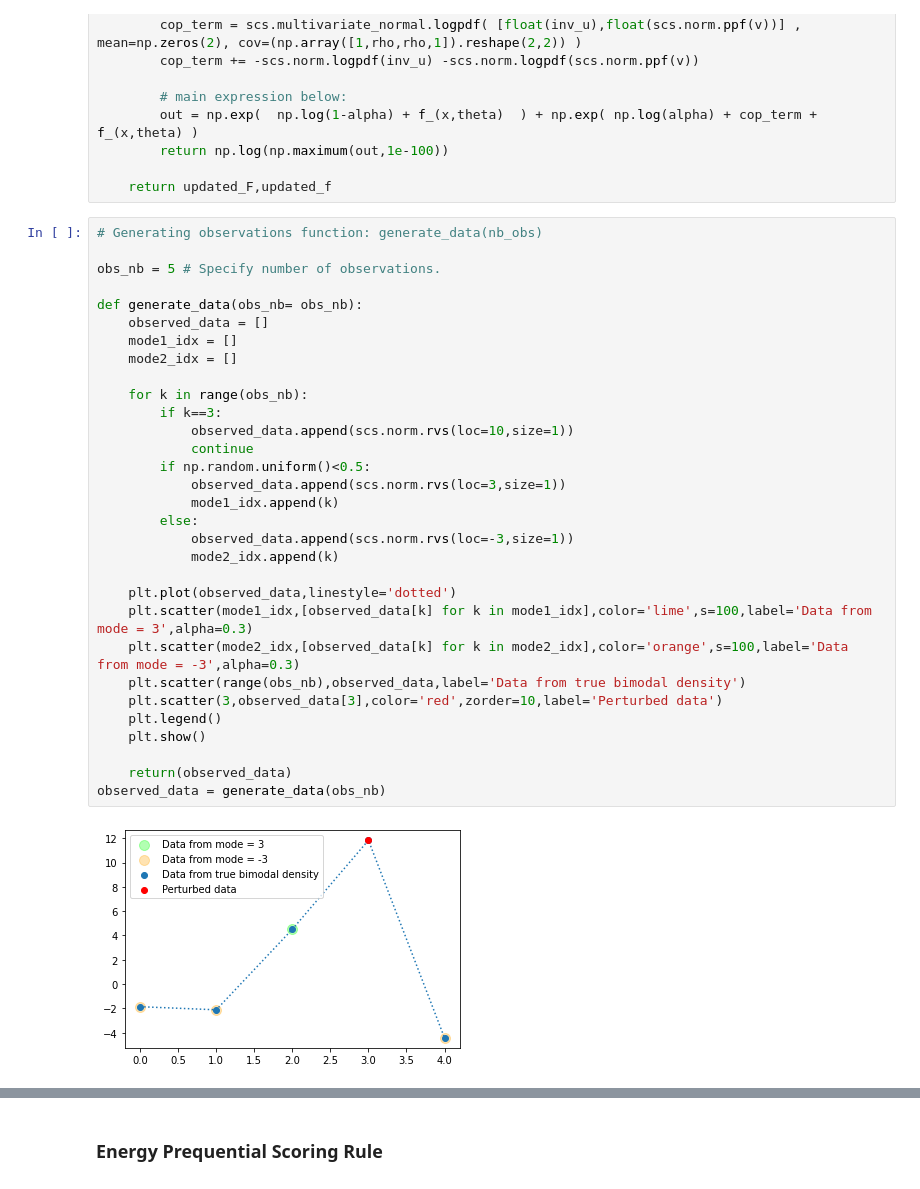
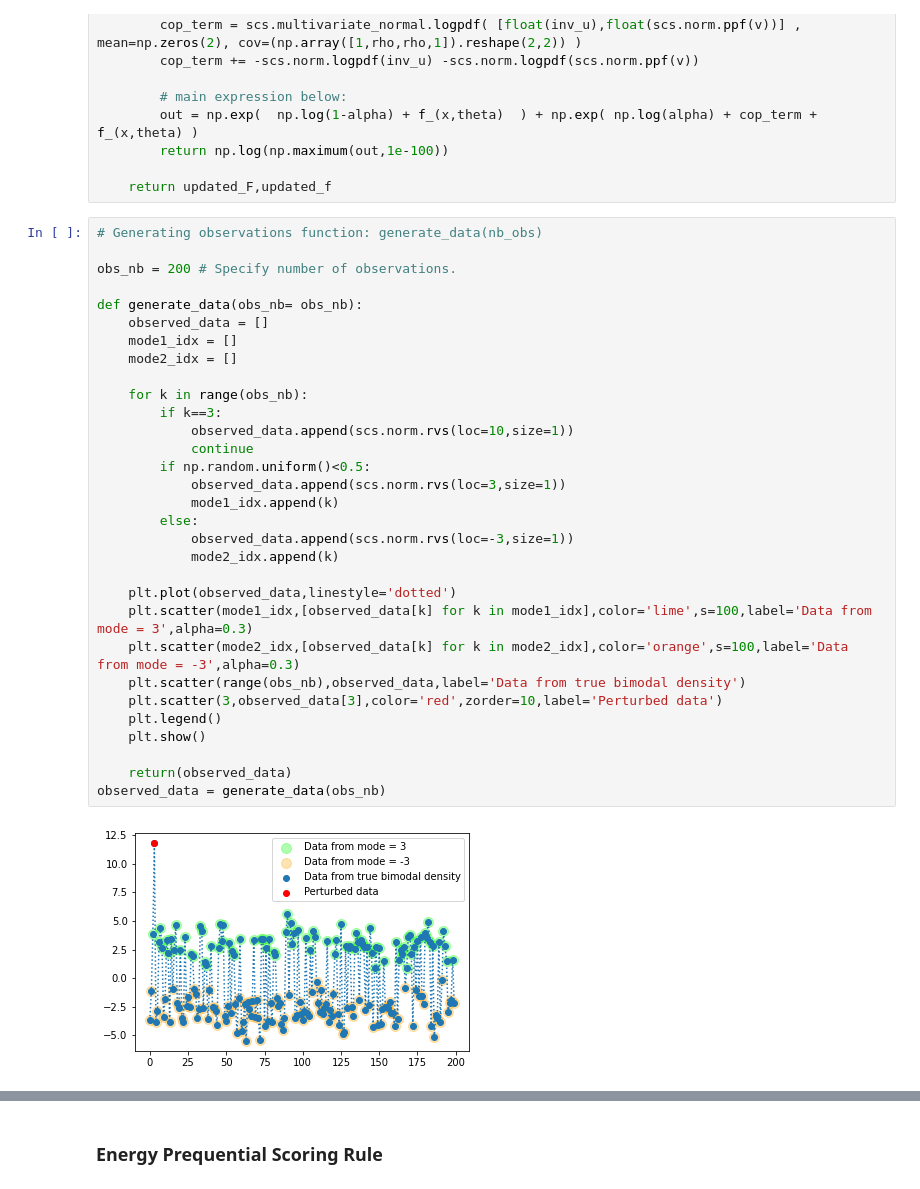
Before and after one commit to Huk-David/RSS-Discussion-paper-Martingale-Posterior-Distributions, a Jupyter notebook: Prequential Copulas - Code/Discussion paper - Notebook.ipynb, the cells around one changed output, grey strips where cells are left out. Saved outputs shown, nothing was run; the diff lists cells and outputs as text.

```diff
--- a/Prequential Copulas - Code/Discussion paper - Notebook.ipynb
+++ b/Prequential Copulas - Code/Discussion paper - Notebook.ipynb
@@ -155,33 +155,33 @@ def update_(F_,f_,alpha,v,rho):
 # %%
 # Generating observations function: generate_data(nb_obs)
 
-obs_nb = 5 # Specify number of observations.
+obs_nb = 200 # Specify number of observations.
 
 def generate_data(obs_nb= obs_nb):
     observed_data = []
     mode1_idx = []
     mode2_idx = []
 
     for k in range(obs_nb):
         if k==3:
             observed_data.append(scs.norm.rvs(loc=10,size=1))
             continue
         if np.random.uniform()<0.5:
             observed_data.append(scs.norm.rvs(loc=3,size=1))
             mode1_idx.append(k)
         else:
             observed_data.append(scs.norm.rvs(loc=-3,size=1))
             mode2_idx.append(k)
 
     plt.plot(observed_data,linestyle='dotted')
     plt.scatter(mode1_idx,[observed_data[k] for k in mode1_idx],color='lime',s=100,label='Data from mode = 3',alpha=0.3)
     plt.scatter(mode2_idx,[observed_data[k] for k in mode2_idx],color='orange',s=100,label='Data from mode = -3',alpha=0.3)
     plt.scatter(range(obs_nb),observed_data,label='Data from true bimodal density')
     plt.scatter(3,observed_data[3],color='red',zorder=10,label='Perturbed data')
     plt.legend()
     plt.show()
 
     return(observed_data)
 observed_data = generate_data(obs_nb)
 # %% [output]
-[figure, old version]
+[figure, new version]
```
Also changed, not shown: parts of 16 cells of this notebook.
